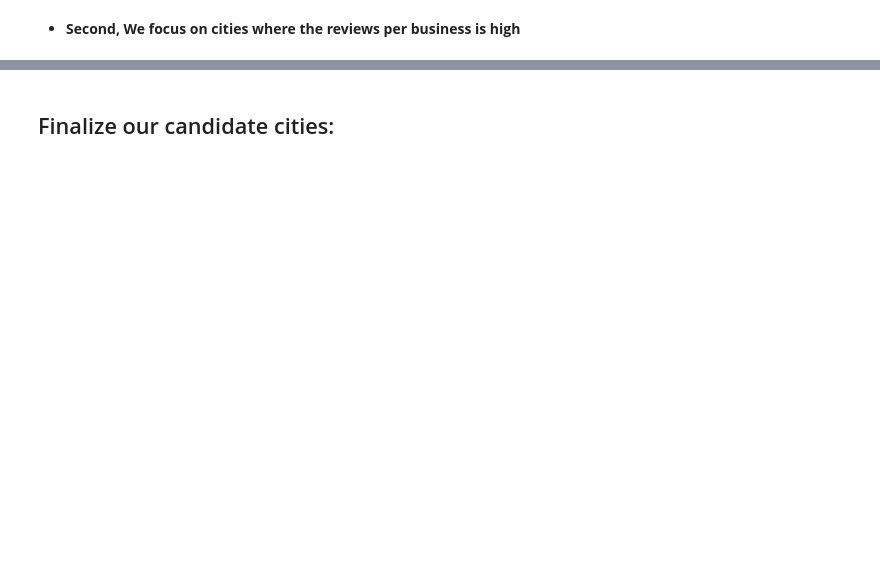
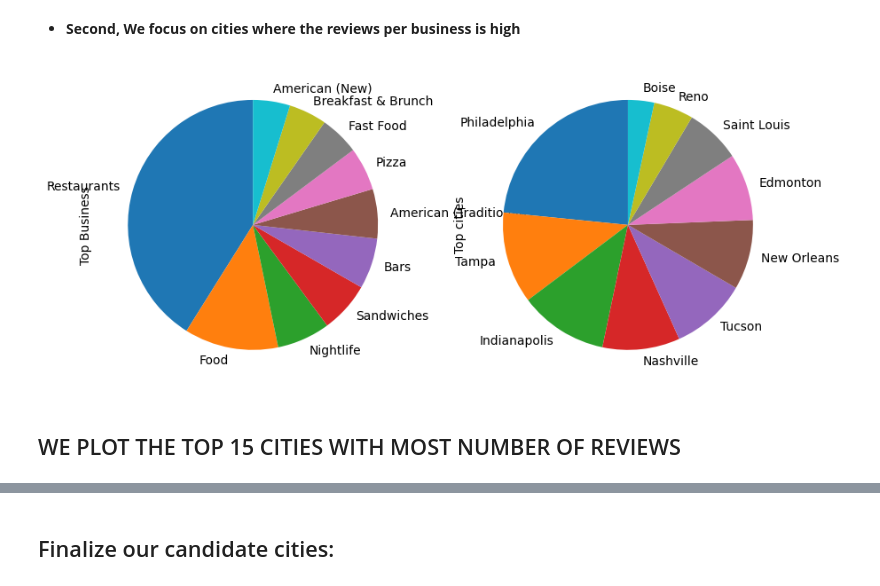
Before and after one commit to kganjoo/yelp-recommendation-cse572-grp-14, a Jupyter notebook: EDA/EDA.ipynb, the cells around one changed output, grey strips where cells are left out. Cells and saved outputs as stored; diff of their text form; code cells hidden in the pictures; blank space fills up the shorter version.

```diff
--- a/EDA/EDA.ipynb
+++ b/EDA/EDA.ipynb
@@ -74,9 +113,13 @@ foods_df.head()
 - __Second, We focus on cities where the reviews per business is high__
 # %%
 plt.subplot(1,2,1)
-plotTopFreq(foods_df,"categories",10,"Top Business")
+generate_top_frequency_plot(foods_df,"categories",10,"Top Business")
 plt.subplot(1,2,2)
-plotTopFreq(foods_df,"city",10,"Top cities")
+generate_top_frequency_plot(foods_df,"city",10,"Top cities")
+# %% [output]
+[figure, added]
+# %% [markdown]
+## WE PLOT THE TOP 15 CITIES WITH MOST NUMBER OF REVIEWS
 # %%
 ## restaurant review counts by city
 review_count = foods_df.groupby("city", as_index=False)["review_count"].agg(sum).sort_values(by = "review_count", ascending = False)
```
Also changed, not shown: parts of 41 cells of this notebook, 6 other files.
